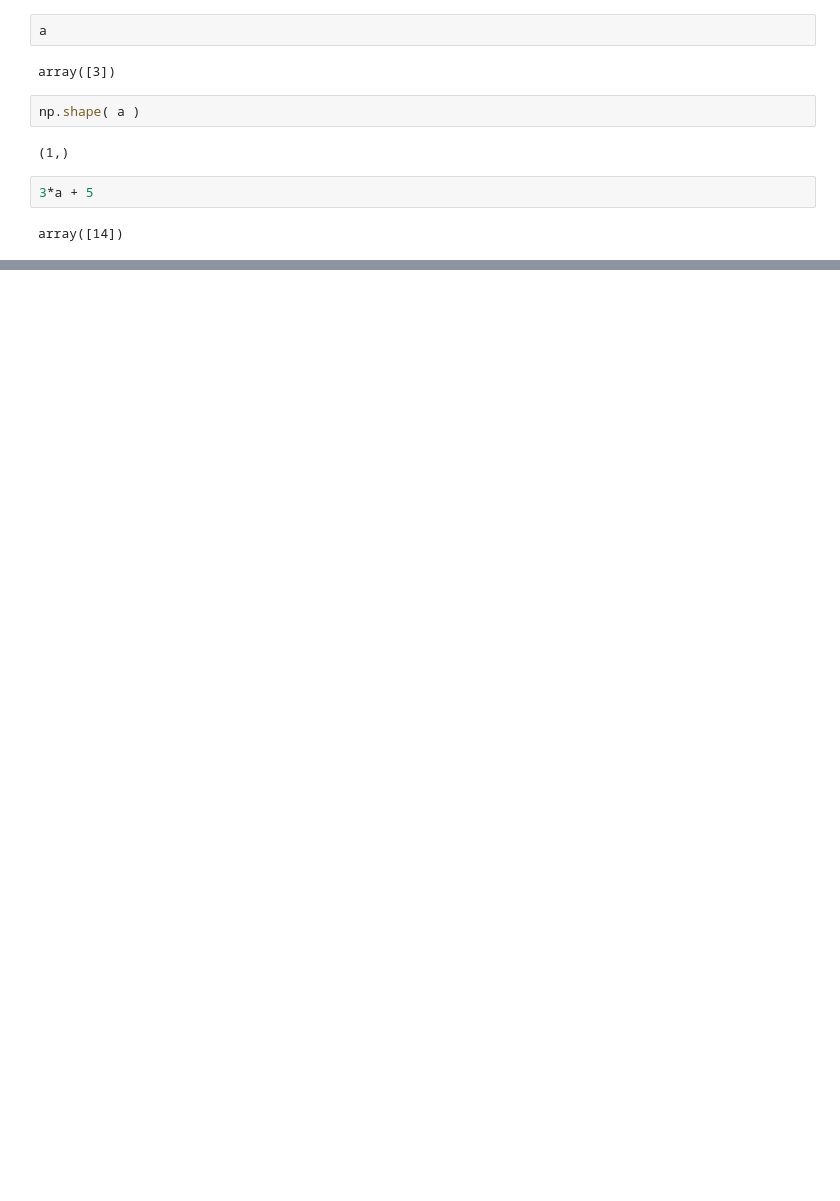
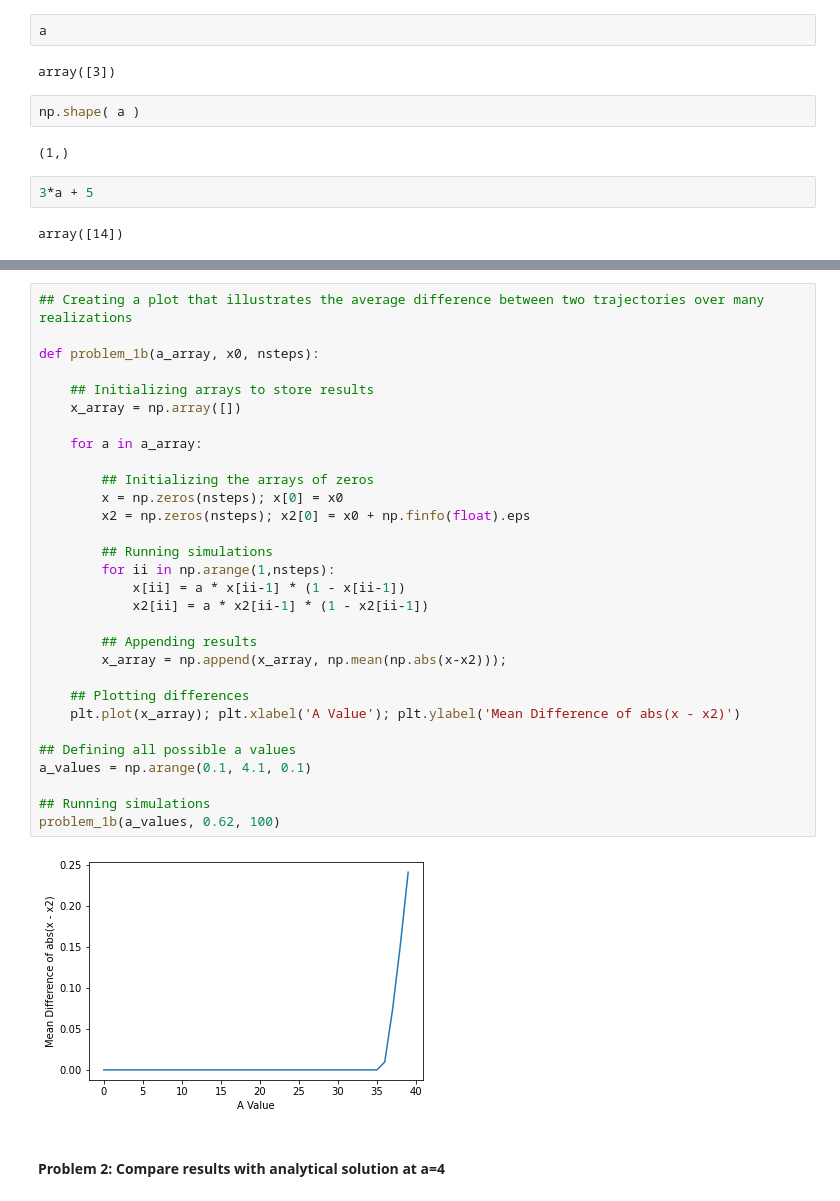
Before and after one commit to Evan-Callaghan/FieldsAcademy-NeuralNetworks, a Jupyter notebook: Tutorials/Tutorial_1.ipynb, the cells around one changed output, grey strips where cells are left out. Saved outputs shown, nothing was run; the diff lists cells and outputs as text; blank space fills up the shorter version.

```diff
--- a/Tutorials/Tutorial_1.ipynb
+++ b/Tutorials/Tutorial_1.ipynb
@@ -18,0 +95,34 @@ array([14])
+# %%
+## Creating a plot that illustrates the average difference between two trajectories over many realizations
+
+def problem_1b(a_array, x0, nsteps):
+
+    ## Initializing arrays to store results
+    x_array = np.array([])
+
+    for a in a_array:
+
+        ## Initializing the arrays of zeros
+        x = np.zeros(nsteps); x[0] = x0
+        x2 = np.zeros(nsteps); x2[0] = x0 + np.finfo(float).eps
+
+        ## Running simulations
+        for ii in np.arange(1,nsteps):
+            x[ii] = a * x[ii-1] * (1 - x[ii-1])
+            x2[ii] = a * x2[ii-1] * (1 - x2[ii-1])
+
+        ## Appending results
+        x_array = np.append(x_array, np.mean(np.abs(x-x2)));
+
+    ## Plotting differences
+    plt.plot(x_array); plt.xlabel('A Value'); plt.ylabel('Mean Difference of abs(x - x2)')
+
+## Defining all possible a values
+a_values = np.arange(0.1, 4.1, 0.1)
+
+## Running simulations
+problem_1b(a_values, 0.62, 100)
+# %% [output]
+[figure, added]
+# %% [markdown]
+#### Problem 2: Compare results with analytical solution at a=4
```
Also changed, not shown: parts of 17 cells of this notebook.
